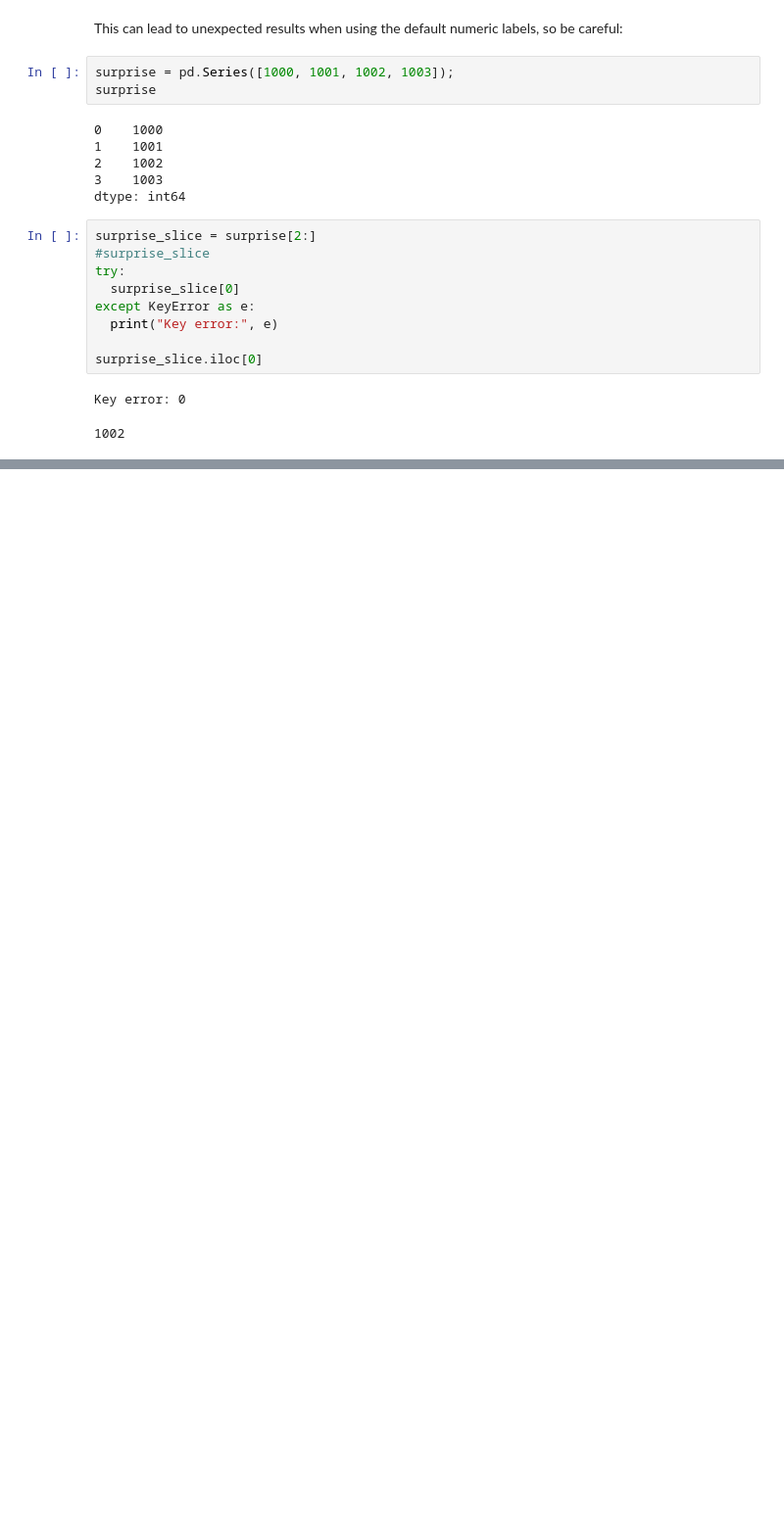
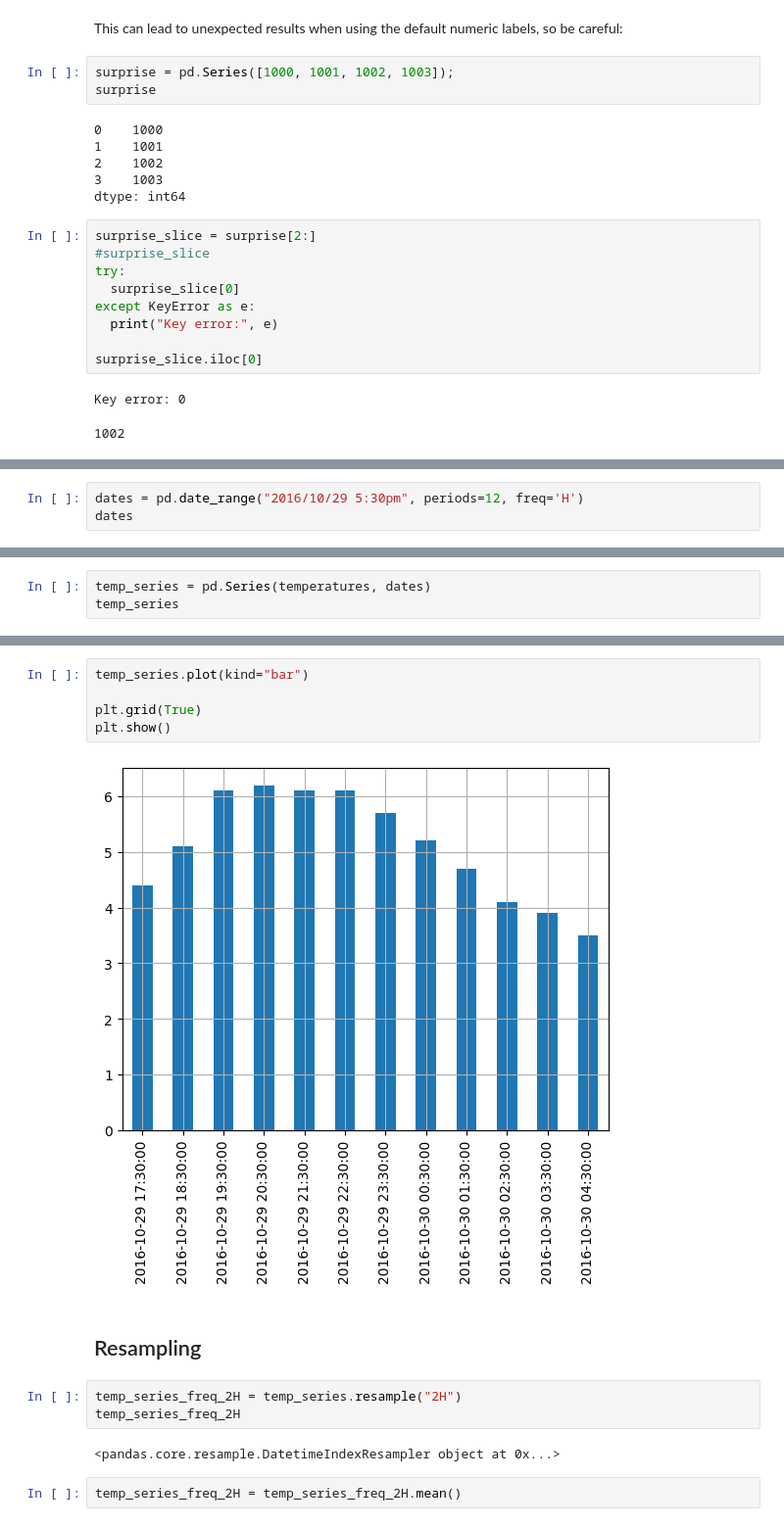
Before and after one commit to nswekosk/hands-on-machine-learning-practice, a Jupyter notebook: Pandas_Practice.ipynb, the cells around one changed output, grey strips where cells are left out. Shown: that part at 98% size. Saved outputs shown, nothing was run; the diff lists cells and outputs as text; blank space fills up the shorter version.

```diff
--- a/Pandas_Practice.ipynb
+++ b/Pandas_Practice.ipynb
@@ -127,0 +224,3 @@ Key error: 0
+# %%
+dates = pd.date_range("2016/10/29 5:30pm", periods=12, freq='H')
+dates
@@ -127,0 +235,3 @@ Key error: 0
+# %%
+temp_series = pd.Series(temperatures, dates)
+temp_series
@@ -127,0 +252,16 @@ Key error: 0
+# %%
+temp_series.plot(kind="bar")
+
+plt.grid(True)
+plt.show()
+# %% [output]
+[figure, added]
+# %% [markdown]
+## Resampling
+# %%
+temp_series_freq_2H = temp_series.resample("2H")
+temp_series_freq_2H
+# %% [output]
+<pandas.core.resample.DatetimeIndexResampler object at 0x...>
+# %%
+temp_series_freq_2H = temp_series_freq_2H.mean()
```
Also changed, not shown: parts of 31 cells of this notebook.
